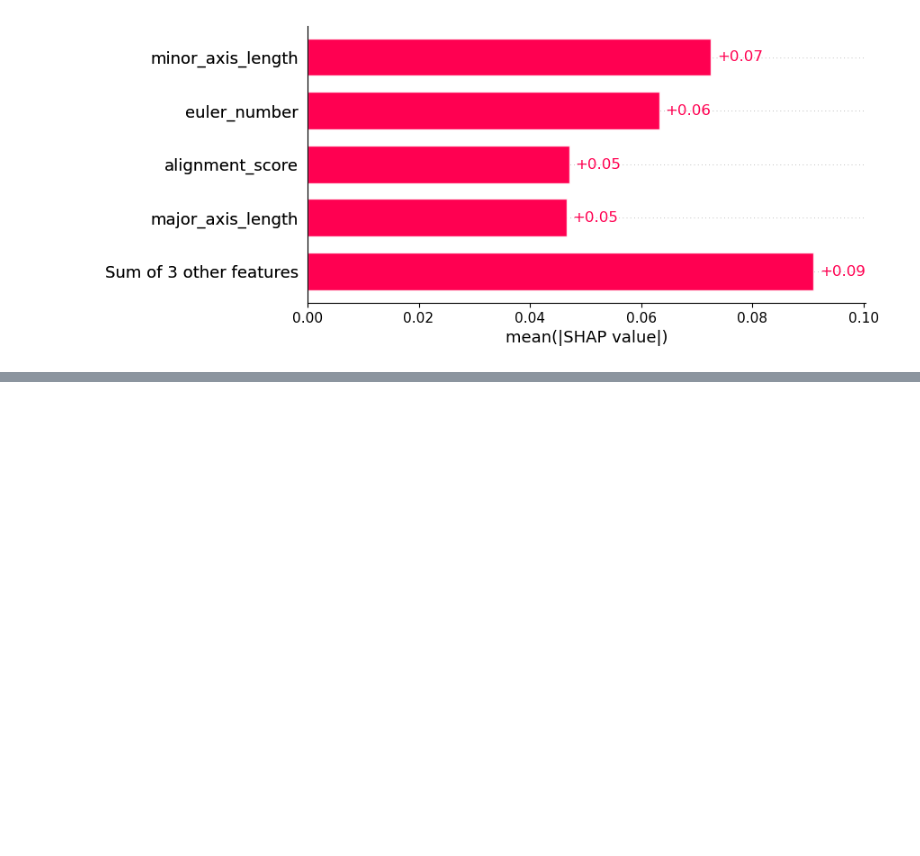
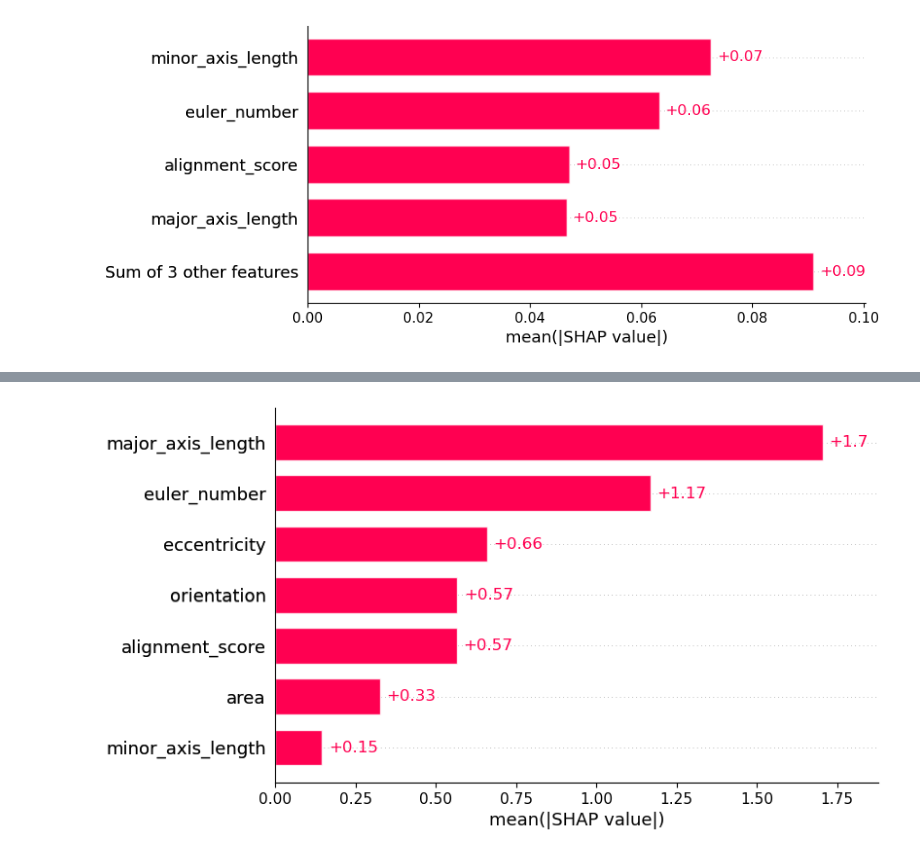
Before and after one commit to Schumacher-group/IMC_TNBC_analysis, a Jupyter notebook: results_analysis/prediction/collagen_fiber.ipynb, the cells around one changed output, grey strips where cells are left out. Cells and saved outputs as stored; diff of their text form; code cells hidden in the pictures; blank space fills up the shorter version.

```diff
--- a/results_analysis/prediction/collagen_fiber.ipynb
+++ b/results_analysis/prediction/collagen_fiber.ipynb
@@ -181,0 +282,4 @@ shap.summary_plot(shap_values,show=True)
+# %%
+shap.plots.bar(shap_values,max_display=None)
+# %% [output]
+[figure, added]
```
Also changed, not shown: parts of 14 cells of this notebook.
